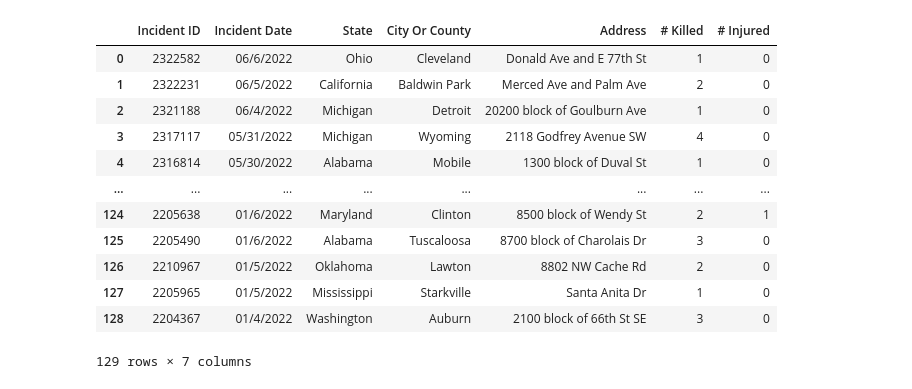
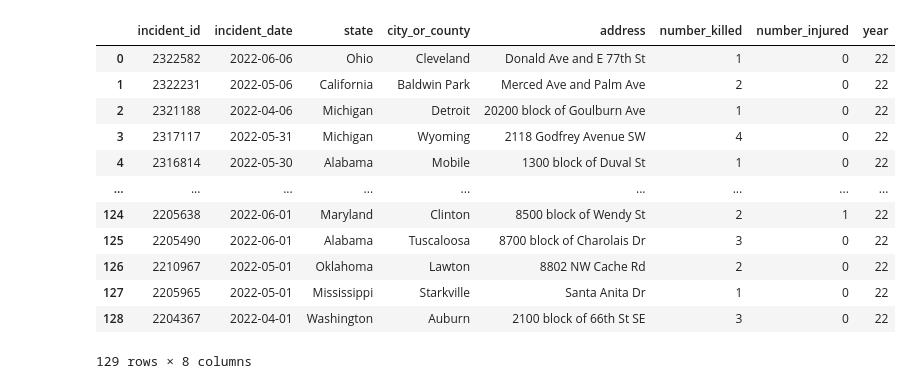
Before and after one commit to dmcneill0711/Mass-Shootings-and-Children, a Jupyter notebook: Mass Shootings Project.ipynb, the cells around one changed output. Drawn from its saved outputs; the diff is of its cells as text; code cells hidden in the pictures.

Commit message:
Finished Jupyter Notebook and Tables/ Uploads

```diff
--- a/Mass Shootings Project.ipynb
+++ b/Mass Shootings Project.ipynb
@@ -25,42 +26,50 @@ children_df
 # %%
-# Drop Operations Column With All Null Values
-children_df = children_df.drop(['Operations'], axis=1)
+# # Drop Operations Column With All Null Values
+# children_df = children_df.drop(['Operations'], axis=1)
 
 # Format The Date To mm/dd/yyyy
 children_df['Incident Date'] = children_df['Incident Date'].str.strip().str.replace(' ','')
-children_df['Incident Date'] = children_df['Incident Date'].str.strip().str.replace('January','01/')
-children_df['Incident Date'] = children_df['Incident Date'].str.strip().str.replace('February','02/')
-children_df['Incident Date'] = children_df['Incident Date'].str.strip().str.replace('March','03/')
-children_df['Incident Date'] = children_df['Incident Date'].str.strip().str.replace('April','04/')
-children_df['Incident Date'] = children_df['Incident Date'].str.strip().str.replace('May','05/')
-children_df['Incident Date'] = children_df['Incident Date'].str.strip().str.replace('June','06/')
-children_df['Incident Date'] = children_df['Incident Date'].str.strip().str.replace('July','07/')
-children_df['Incident Date'] = children_df['Incident Date'].str.strip().str.replace('August','08/')
-children_df['Incident Date'] = children_df['Incident Date'].str.strip().str.replace('September','09/')
-children_df['Incident Date'] = children_df['Incident Date'].str.strip().str.replace('October','10/')
-children_df['Incident Date'] = children_df['Incident Date'].str.strip().str.replace('November','11/')
-children_df['Incident Date'] = children_df['Incident Date'].str.strip().str.replace('December','12/')
-children_df['Incident Date'] = children_df['Incident Date'].str.strip().str.replace(',','/')
+children_df['Incident Date'] = children_df['Incident Date'].str.strip().str.replace('Jan','01')
+children_df['Incident Date'] = children_df['Incident Date'].str.strip().str.replace('Feb','02')
+children_df['Incident Date'] = children_df['Incident Date'].str.strip().str.replace('Mar','03')
+children_df['Incident Date'] = children_df['Incident Date'].str.strip().str.replace('Apr','04')
+children_df['Incident Date'] = children_df['Incident Date'].str.strip().str.replace('May','05')
+children_df['Incident Date'] = children_df['Incident Date'].str.strip().str.replace('Jun','06')
+children_df['Incident Date'] = children_df['Incident Date'].str.strip().str.replace('Jul','07')
+children_df['Incident Date'] = children_df['Incident Date'].str.strip().str.replace('Aug','08')
+children_df['Incident Date'] = children_df['Incident Date'].str.strip().str.replace('Sept','09')
+children_df['Incident Date'] = children_df['Incident Date'].str.strip().str.replace('Oct','10')
+children_df['Incident Date'] = children_df['Incident Date'].str.strip().str.replace('Nov','11')
+children_df['Incident Date'] = children_df['Incident Date'].str.strip().str.replace('Dec','12')
+children_df['Incident Date'] = children_df['Incident Date'].str.strip().str.replace('-','/')
 
 # Target Incident Date Column And Select Rows That Have 2022
-Children_2022 = children_df.loc[children_df['Incident Date'].str.contains('2022')]
+# children_df['Year'] = children_df['Incident Date'].str[-2:]
+# Children_2022 = children_df.loc[children_df['Year'] == '22']
+
+#Rename Columns To Match Database
+Children_renamed = Children_2022.rename(columns={"Incident ID": "incident_id", "Incident Date": "incident_date", "State": "state",
+                                                 "City Or County": "city_or_county", "Address": "address", "# Killed": "number_killed",
+                                                 "# Injured": "number_injured", "Year": "year"})
+
+Children_renamed['incident_date'] = pd.to_datetime(Children_renamed['incident_date'], errors='coerce')
 
 # Final DataFrame
-Children_2022
+Children_renamed
 # %% [output]
-|  | Incident ID | Incident Date | State | City Or County | Address | # Killed | # Injured |
-| 0 | 2322582 | 06/6/2022 | Ohio | Cleveland | Donald Ave and E 77th St | 1 | 0 |
-| 1 | 2322231 | 06/5/2022 | California | Baldwin Park | Merced Ave and Palm Ave | 2 | 0 |
-| 2 | 2321188 | 06/4/2022 | Michigan | Detroit | 20200 block of Goulburn Ave | 1 | 0 |
-| 3 | 2317117 | 05/31/2022 | Michigan | Wyoming | 2118 Godfrey Avenue SW | 4 | 0 |
-| 4 | 2316814 | 05/30/2022 | Alabama | Mobile | 1300 block of Duval St | 1 | 0 |
-| ... | ... | ... | ... | ... | ... | ... | ... |
-| 124 | 2205638 | 01/6/2022 | Maryland | Clinton | 8500 block of Wendy St | 2 | 1 |
-| 125 | 2205490 | 01/6/2022 | Alabama | Tuscaloosa | 8700 block of Charolais Dr | 3 | 0 |
-| 126 | 2210967 | 01/5/2022 | Oklahoma | Lawton | 8802 NW Cache Rd | 2 | 0 |
-| 127 | 2205965 | 01/5/2022 | Mississippi | Starkville | Santa Anita Dr | 1 | 0 |
-| 128 | 2204367 | 01/4/2022 | Washington | Auburn | 2100 block of 66th St SE | 3 | 0 |
+|  | incident_id | incident_date | state | city_or_county | address | number_killed | number_injured | year |
+| 0 | 2322582 | 2022-06-06 | Ohio | Cleveland | Donald Ave and E 77th St | 1 | 0 | 22 |
+| 1 | 2322231 | 2022-05-06 | California | Baldwin Park | Merced Ave and Palm Ave | 2 | 0 | 22 |
+| 2 | 2321188 | 2022-04-06 | Michigan | Detroit | 20200 block of Goulburn Ave | 1 | 0 | 22 |
+| 3 | 2317117 | 2022-05-31 | Michigan | Wyoming | 2118 Godfrey Avenue SW | 4 | 0 | 22 |
+| 4 | 2316814 | 2022-05-30 | Alabama | Mobile | 1300 block of Duval St | 1 | 0 | 22 |
+| ... | ... | ... | ... | ... | ... | ... | ... | ... |
+| 124 | 2205638 | 2022-06-01 | Maryland | Clinton | 8500 block of Wendy St | 2 | 1 | 22 |
+| 125 | 2205490 | 2022-06-01 | Alabama | Tuscaloosa | 8700 block of Charolais Dr | 3 | 0 | 22 |
+| 126 | 2210967 | 2022-05-01 | Oklahoma | Lawton | 8802 NW Cache Rd | 2 | 0 | 22 |
+| 127 | 2205965 | 2022-05-01 | Mississippi | Starkville | Santa Anita Dr | 1 | 0 | 22 |
+| 128 | 2204367 | 2022-04-01 | Washington | Auburn | 2100 block of 66th St SE | 3 | 0 | 22 |
-129 rows × 7 columns
+129 rows × 8 columns
 # %%
 # Upload 2022 Mass Shootings Table From Wikipedia Website
 url = 'https://en.wikipedia.org/wiki/List_of_mass_shootings_in_the_United_States_in_2022'
```
Also changed, not shown: parts of 9 cells of this notebook, 3 other files.
